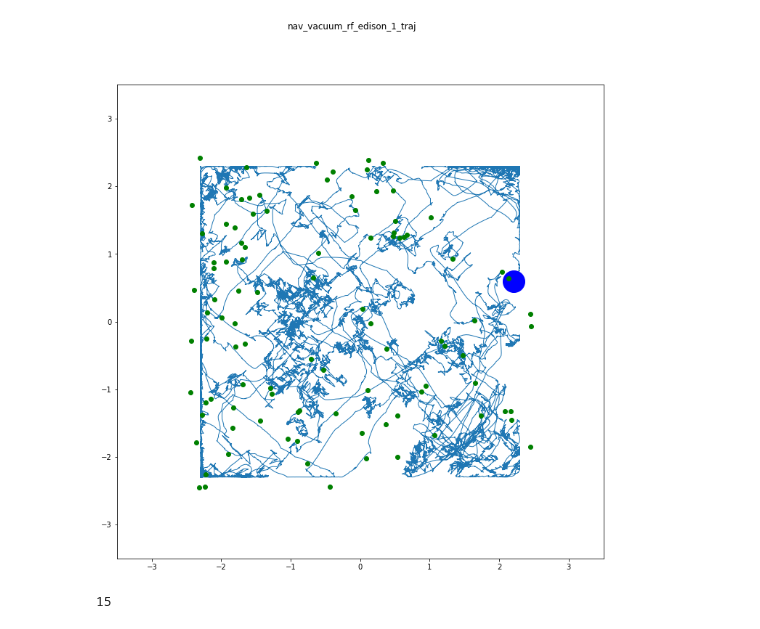
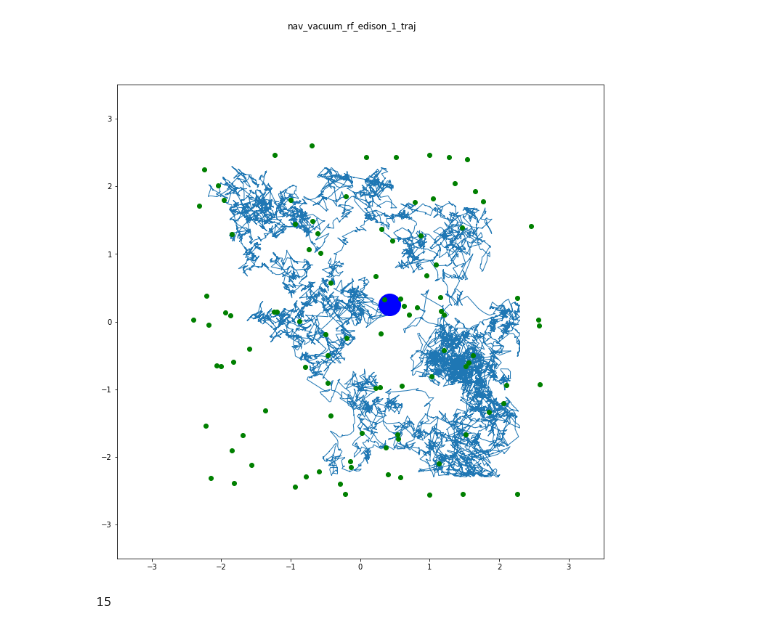
Before and after one commit to externalhardrive/mobilemanipulation-tf2, a Jupyter notebook: dataset/animate_traj.ipynb, the cells around one changed output. Saved outputs shown, nothing was run; the diff lists cells and outputs as text; code cells hidden in the pictures.

Commit message:
edit traj

```diff
--- a/dataset/animate_traj.ipynb
+++ b/dataset/animate_traj.ipynb
@@ -34,6 +34,6 @@ process()
 # %%
 def traj_path(i):
-    return os.path.join('../nohup_output/nav_vacuum_rf_edison_1_traj', f'trajectory_49032_{i}.npy')
+    return os.path.join('../nohup_output/nav_vacuum_perturbation_edison_1_traj', f'trajectory_186460_{i}.npy')
 
 path_len = 1000
 
@@ -78,39 +78,39 @@ def init():
     return line,
 
 t_start = 0
-t_end = 180000
-t_step = 200
+t_end = 69000
+t_step = 100
 t_draw_step = 1
 
 x = []
 y = []
 
 def animate(i):
     path = traj_range(i * t_step, (i + 1) * t_step)
     x.extend(path[::t_draw_step, 0].tolist())
     y.extend(path[::t_draw_step, 1].tolist())
     line.set_data(x, y)
     dot.set_data([x[-1]], [y[-1]])
 
     for t in range((i + 1) * t_step - 1, i * t_step - 1, -1):
         obj_pos = traj_object_at(t)
         if obj_pos is not None:
             objs.set_data(obj_pos[:, 0], obj_pos[:, 1])
             break
 
     return line,
 
 import time
 
 start = time.time()
 
 # anim = FuncAnimation(fig, animate, init_func=init, frames=200, interval=20, blit=True)
 anim = FuncAnimation(fig, animate, init_func=init, frames=t_end//t_step, interval=75, blit=True)
 HTML(anim.to_html5_video())
 # anim.save("../nohup_output/nav_vacuum_rf_edison_1_traj.mp4")
 # %% [output]
 [interactive output not drawn]
-[figure, old version]
+[figure, new version]
 # %%
 # %% [output]
 15
```
Also changed, not shown: parts of 1 cell of this notebook.
